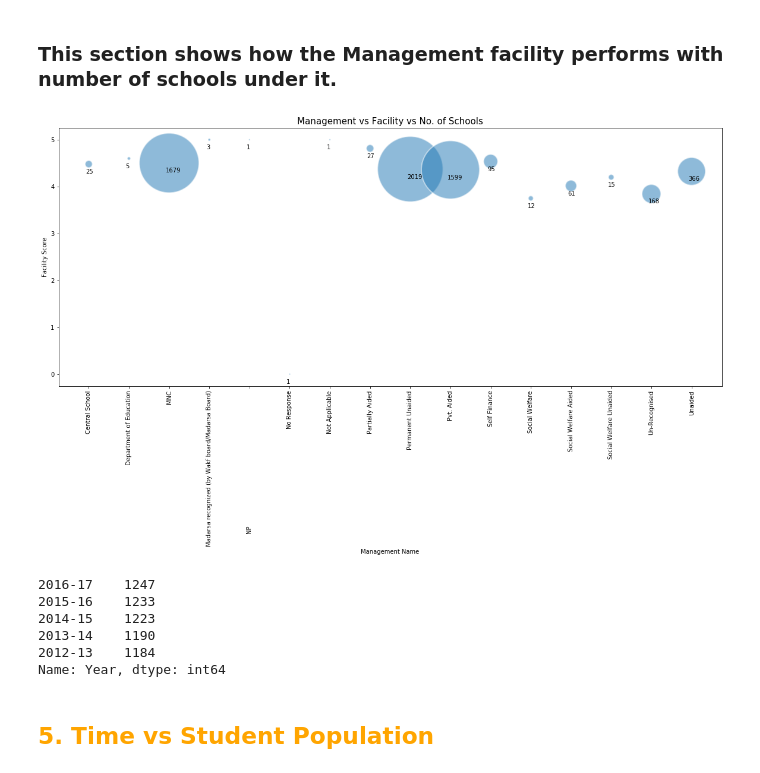
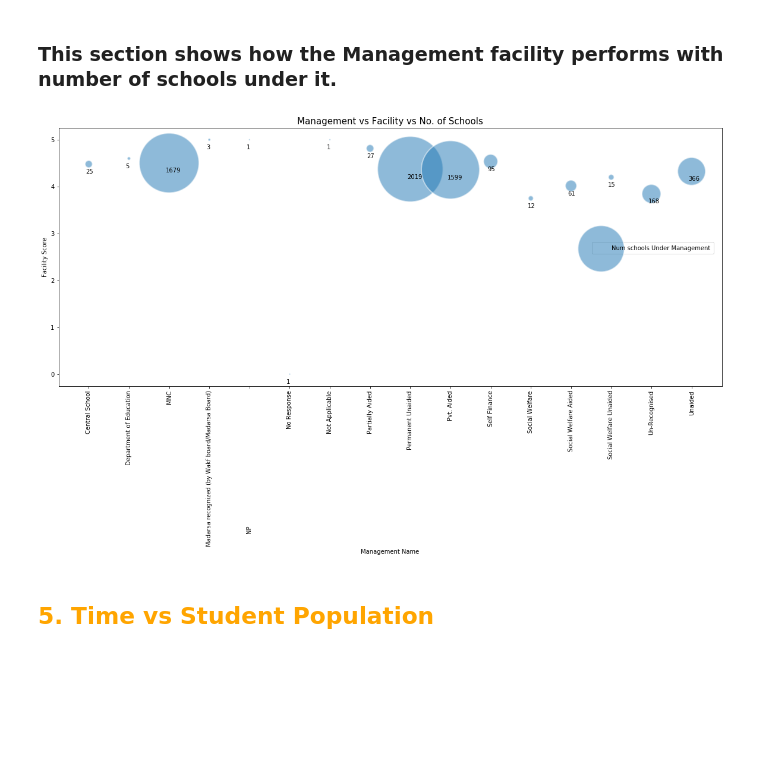
Before and after one commit to jahab/Statistics-Hackathon, a Jupyter notebook: Stats_Hackathon.ipynb, the cells around one changed output. Drawn from its saved outputs; the diff is of its cells as text; code cells hidden in the pictures; blank space fills up the shorter version.

```diff
--- a/Stats_Hackathon.ipynb
+++ b/Stats_Hackathon.ipynb
@@ -221,43 +221,35 @@ y = []
 num = []
 area = []
 
 
 fig,ax= plt.subplots(figsize=(20,8))
 # print(data)
 for i, row in mgmt_facility1.iteritems():
     #  print(i, row)
     x.append(i)
     #  print(x)
     y.append(row)
     #  color.append(row[6])
     area.append(data['Management Name'].value_counts()[i]*6)
     num.append(data['Management Name'].value_counts()[i])
 
 
 # making the scatter plot
 sct = scatter(x, y, s=area, linewidths=2, edgecolor='w')
 sct.set_alpha(0.5)
 #sct.figure(figsize=(8, 8), dpi=80)
 
 # axis([0,11,200,1280])
 xlabel('Management Name')
 ylabel('Facility Score')
 title("Management vs Facility vs No. of Schools",fontsize=15)
+legend(["Num schools Under Management"],loc=3,bbox_to_anchor=(0.8, 0.5), borderpad=0.5)
 xticks(rotation=90)
 for i in range(len(x)):
     text(i-0.08,y[i]-0.2,num[i])
 show()
 # %% [output]
-[figure, old version]
+[figure, new version]
-# %%
-data['Year'].value_counts()
-# %% [output]
-2016-17    1247
-2015-16    1233
-2014-15    1223
-2013-14    1190
-2012-13    1184
-Name: Year, dtype: int64
 # %% [markdown]
 ## <span style="color:Orange"> 5. Time vs Student Population </span>
 # %% [markdown]
```
Also changed, not shown: parts of 4 cells of this notebook.
